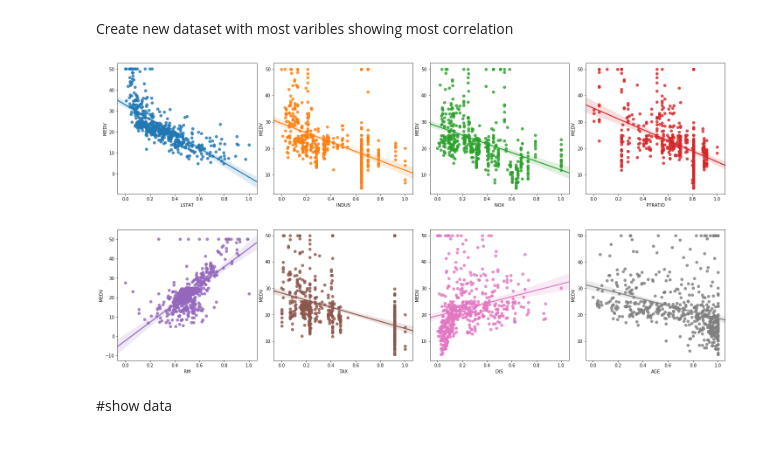
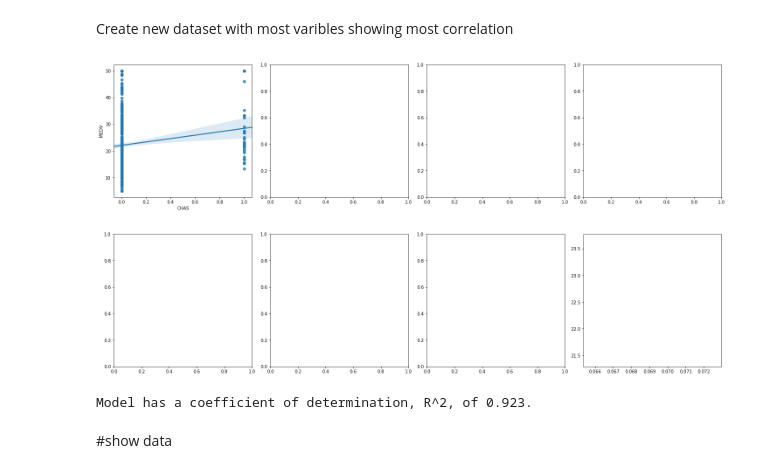
Before and after one commit to brensw/Machine-Learning-and-Statistics, a Jupyter notebook: Boston house price.ipynb, the cells around one changed output. Cells and saved outputs as stored; diff of their text form; code cells hidden in the pictures.

```diff
--- a/Boston house price.ipynb
+++ b/Boston house price.ipynb
@@ -123,18 +128,35 @@ plt.show()
 Create new dataset with most varibles showing most correlation
 # %%
 min_max_scaler = preprocessing.MinMaxScaler()
-column_sels = ['LSTAT', 'INDUS', 'NOX', 'PTRATIO', 'RM', 'TAX', 'DIS', 'AGE']
+column_sels = ['CHAS']
+##column_sels = ['LSTAT', 'INDUS', 'NOX', 'PTRATIO', 'RM', 'TAX', 'DIS', 'AGE']
 x = dataset.loc[:,column_sels]
 y = dataset['MEDV']
 x = pd.DataFrame(data=min_max_scaler.fit_transform(x), columns=column_sels)
 fig, axs = plt.subplots(ncols=4, nrows=2, figsize=(20, 10))
 index = 0
 axs = axs.flatten()
 for i, k in enumerate(column_sels):
     sns.regplot(y=y, x=x[k], ax=axs[i])
 plt.tight_layout(pad=0.4, w_pad=0.5, h_pad=5.0)
 # %% [output]
-[figure, old version]
+[figure, new version]
+# %%
+def performance_metric(y_true, y_predict):
+
+
+    #  Calculate the performance score between 'y_true' and 'y_predict'
+    from sklearn.metrics import r2_score
+    score = r2_score(y_true, y_predict)
+
+    # Return the score
+    return score
+
+
+score = performance_metric([3, -0.5, 2, 7, 4.2], [2.5, 0.0, 2.1, 7.8, 5.3])
+print("Model has a coefficient of determination, R^2, of {:.3f}.".format(score))
+# %% [output]
+Model has a coefficient of determination, R^2, of 0.923.
 # %%
 from keras.datasets import boston_housing
 (train_data, train_targets), (test_data, test_targets) = boston_housing.load_data()
```
Also changed, not shown: parts of 2 cells of this notebook.
